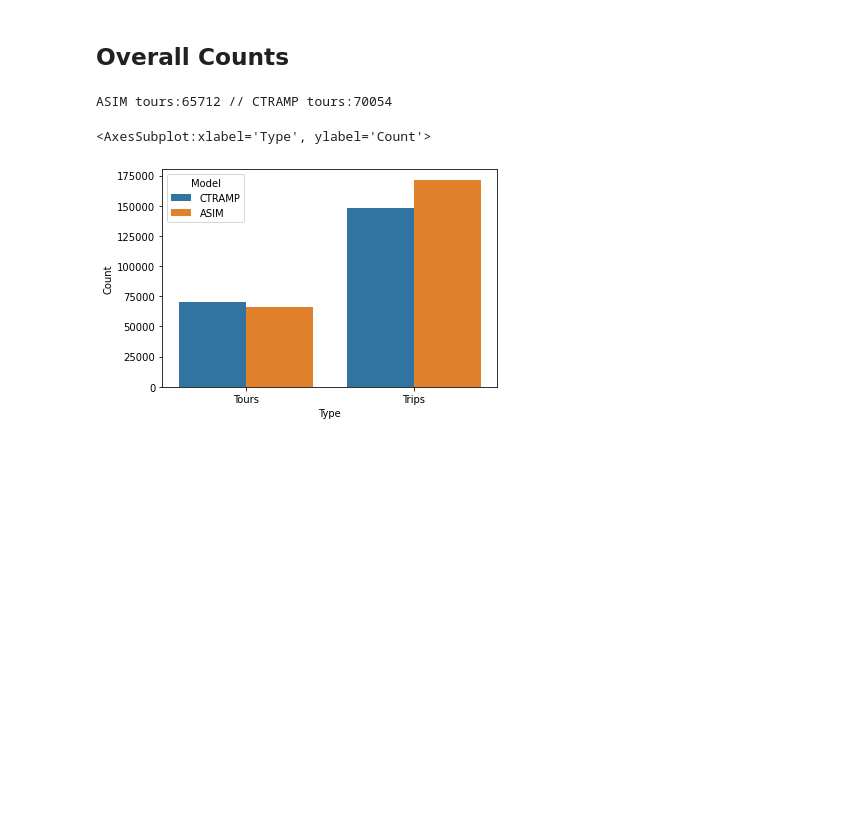
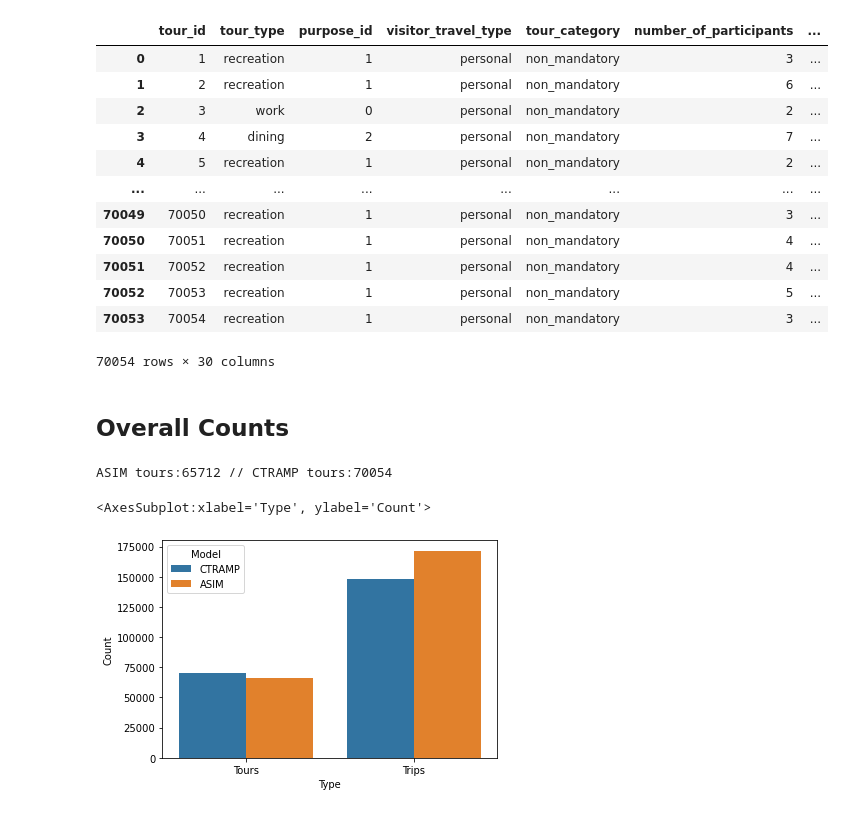
Before and after one commit to SANDAG/ABM, a Jupyter notebook: src/asim/notebooks/visitor/visitor_validation.ipynb, the cells around one changed output. Drawn from its saved outputs; the diff is of its cells as text; code cells hidden in the pictures; blank space fills up the shorter version.

```diff
--- a/src/asim/notebooks/visitor/visitor_validation.ipynb
+++ b/src/asim/notebooks/visitor/visitor_validation.ipynb
@@ -8,6 +8,39 @@ import seaborn as sns
 from matplotlib import pyplot as plt
 import geopandas as gpd
 %matplotlib inline
+# %%
+# pd.concat(
+#     [
+#         pd.DataFrame({'ASIM': pd.read_csv('validation_output/asim/final_trips.csv').columns}),
+#         pd.DataFrame({'CTRAMP': pd.read_csv('validation_output/ctramp/visitorTrips.csv').columns}),
+#         pd.DataFrame(columns=['Description'])
+#     ],
+#     axis=1).to_csv('validation_output/trips_col_map_template.csv', index=False)
+
+
+# pd.concat(
+#     [
+#         pd.DataFrame({'ASIM': pd.read_csv('validation_output/asim/final_tours.csv').columns}),
+#         pd.DataFrame({'CTRAMP': pd.read_csv('validation_output/ctramp/visitorTours.csv').columns}),
+#         pd.DataFrame(columns=['Description'])
+#     ],
+#     axis=1).to_csv('validation_output/tours_col_map_template.csv', index=False)
+
+pd.read_csv('validation_output/asim/final_tours.csv')
+# %% [output]
+|  | tour_id | tour_type | purpose_id | visitor_travel_type | tour_category | number_of_participants | ... |
+| 0 | 1 | recreation | 1 | personal | non_mandatory | 3 | ... |
+| 1 | 2 | recreation | 1 | personal | non_mandatory | 6 | ... |
+| 2 | 3 | work | 0 | personal | non_mandatory | 2 | ... |
+| 3 | 4 | dining | 2 | personal | non_mandatory | 7 | ... |
+| 4 | 5 | recreation | 1 | personal | non_mandatory | 2 | ... |
+| ... | ... | ... | ... | ... | ... | ... | ... |
+| 70049 | 70050 | recreation | 1 | personal | non_mandatory | 3 | ... |
+| 70050 | 70051 | recreation | 1 | personal | non_mandatory | 4 | ... |
+| 70051 | 70052 | recreation | 1 | personal | non_mandatory | 4 | ... |
+| 70052 | 70053 | recreation | 1 | personal | non_mandatory | 5 | ... |
+| 70053 | 70054 | recreation | 1 | personal | non_mandatory | 3 | ... |
+70054 rows × 30 columns
 # %%
 # Setup CTRAMP data
 ctramp_trips = pd.read_csv('validation_output/ctramp/visitorTrips.csv')
```
Also changed, not shown: parts of 25 cells of this notebook, 4 other files.
